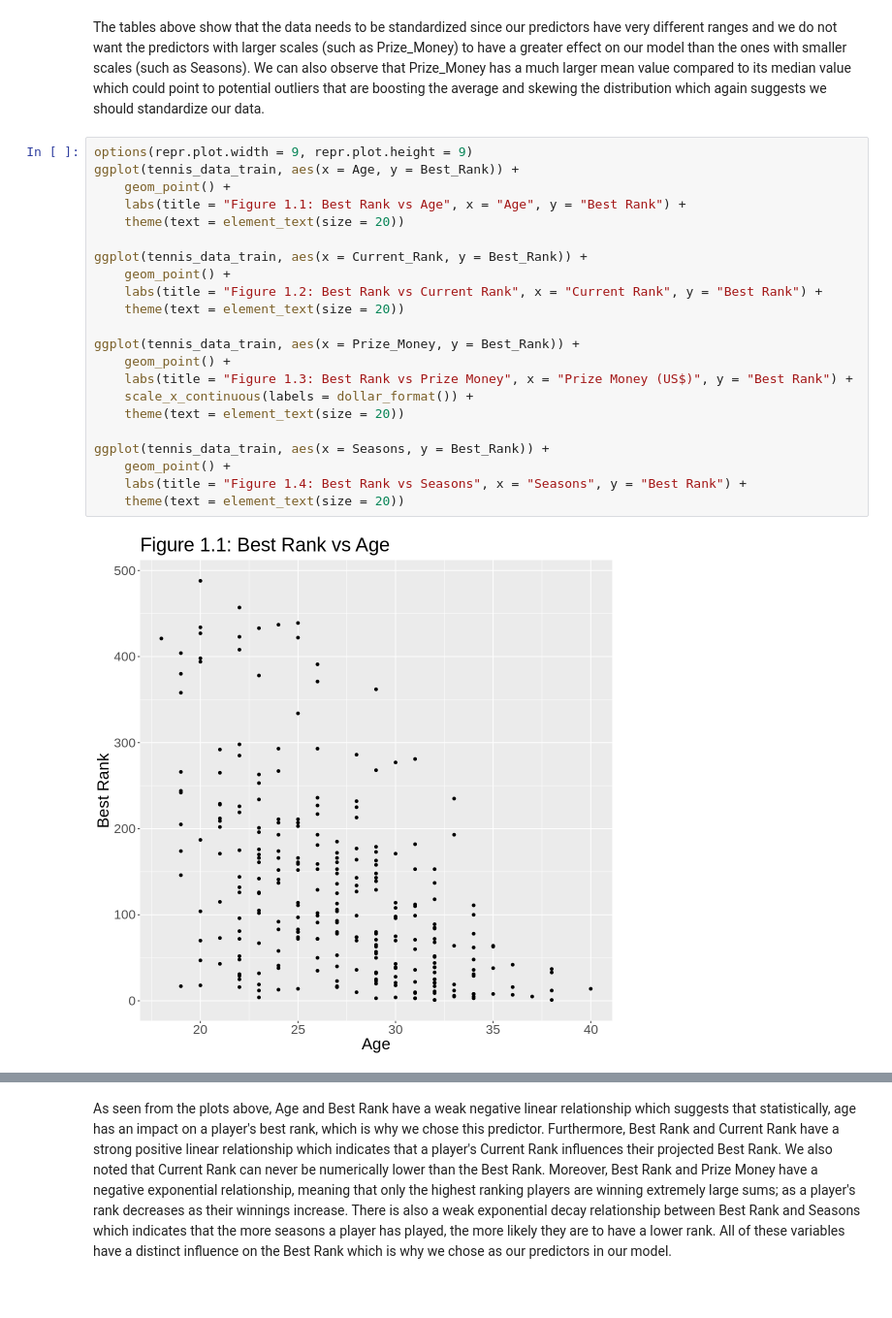
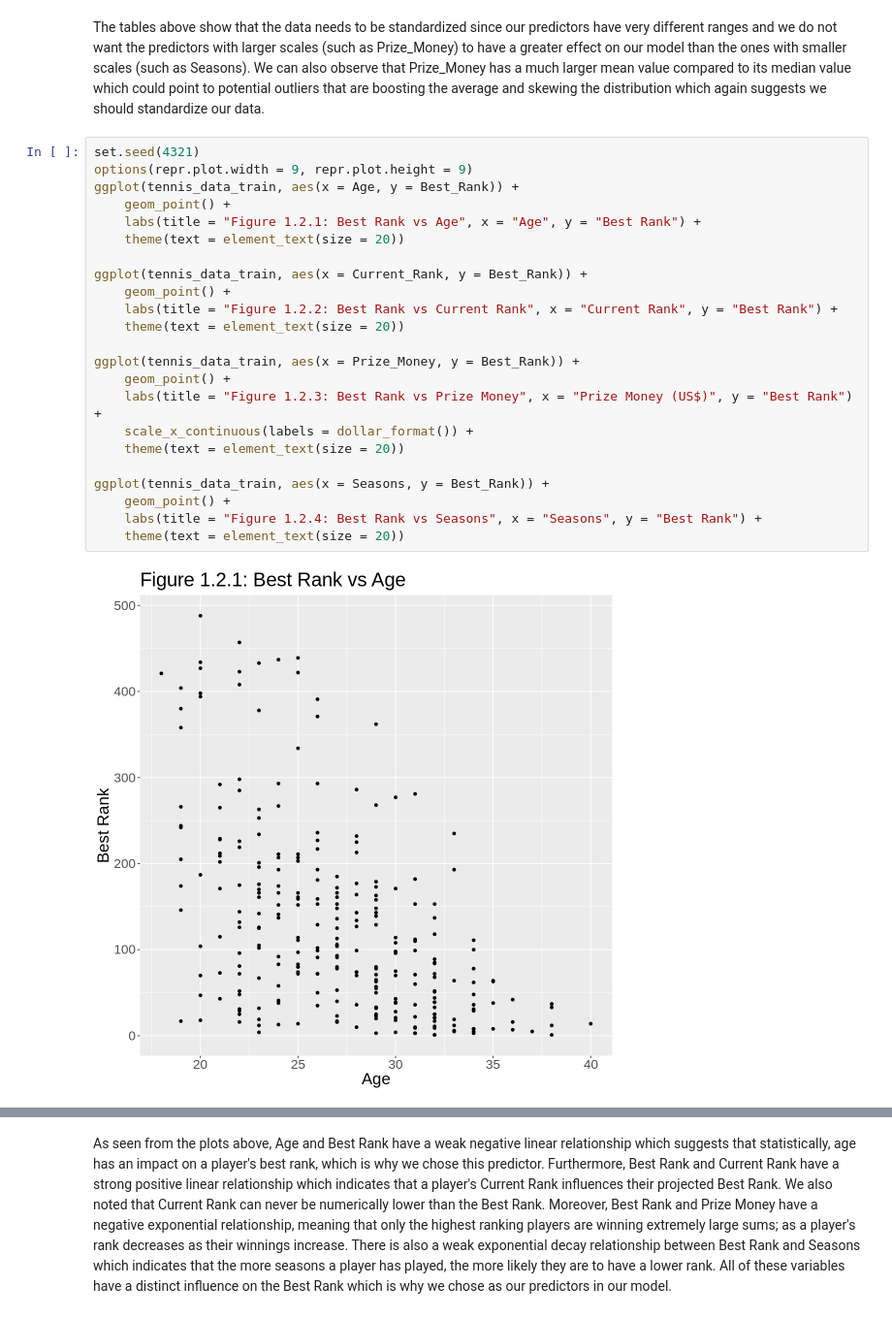
Before and after one commit to chaeyoonchang/dsci-100-group-007-33, a Jupyter notebook: report.ipynb, the cells around one changed output, grey strips where cells are left out. Shown at 97% size. Cells and saved outputs as stored; diff of their text form.

```diff
--- a/report.ipynb
+++ b/report.ipynb
@@ -230,26 +253,27 @@ A tibble: 1 × 5
 # %% [markdown]
 The tables above show that the data needs to be standardized since our predictors have very different ranges and we do not want the predictors with larger scales (such as Prize_Money) to have a greater effect on our model than the ones with smaller scales (such as Seasons). We can also observe that Prize_Money has a much larger mean value compared to its median value which could point to potential outliers that are boosting the average and skewing the distribution which again suggests we should standardize our data.
 # %%
+set.seed(4321)
 options(repr.plot.width = 9, repr.plot.height = 9)
 ggplot(tennis_data_train, aes(x = Age, y = Best_Rank)) +
     geom_point() +
-    labs(title = "Figure 1.1: Best Rank vs Age", x = "Age", y = "Best Rank") +
+    labs(title = "Figure 1.2.1: Best Rank vs Age", x = "Age", y = "Best Rank") +
     theme(text = element_text(size = 20))
 
 ggplot(tennis_data_train, aes(x = Current_Rank, y = Best_Rank)) +
     geom_point() +
-    labs(title = "Figure 1.2: Best Rank vs Current Rank", x = "Current Rank", y = "Best Rank") +
+    labs(title = "Figure 1.2.2: Best Rank vs Current Rank", x = "Current Rank", y = "Best Rank") +
     theme(text = element_text(size = 20))
 
 ggplot(tennis_data_train, aes(x = Prize_Money, y = Best_Rank)) +
     geom_point() +
-    labs(title = "Figure 1.3: Best Rank vs Prize Money", x = "Prize Money (US$)", y = "Best Rank") +
+    labs(title = "Figure 1.2.3: Best Rank vs Prize Money", x = "Prize Money (US$)", y = "Best Rank") +
     scale_x_continuous(labels = dollar_format()) +
     theme(text = element_text(size = 20))
 
 ggplot(tennis_data_train, aes(x = Seasons, y = Best_Rank)) +
     geom_point() +
-    labs(title = "Figure 1.4: Best Rank vs Seasons", x = "Seasons", y = "Best Rank") +
+    labs(title = "Figure 1.2.4: Best Rank vs Seasons", x = "Seasons", y = "Best Rank") +
     theme(text = element_text(size = 20))
 # %% [output]
-[figure, old version]
+[figure, new version]
```
Also changed, not shown: parts of 40 cells of this notebook.
